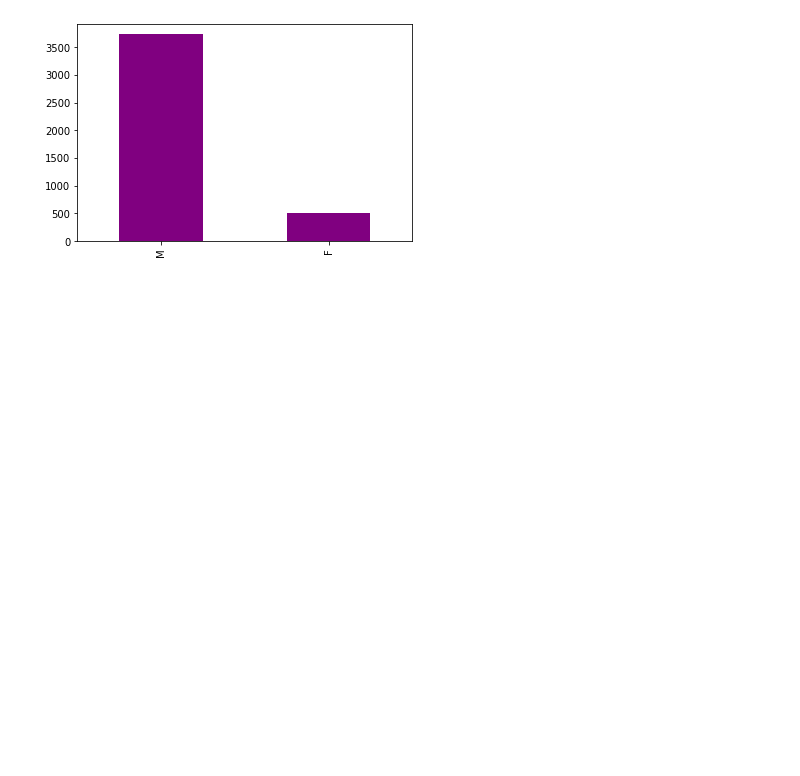
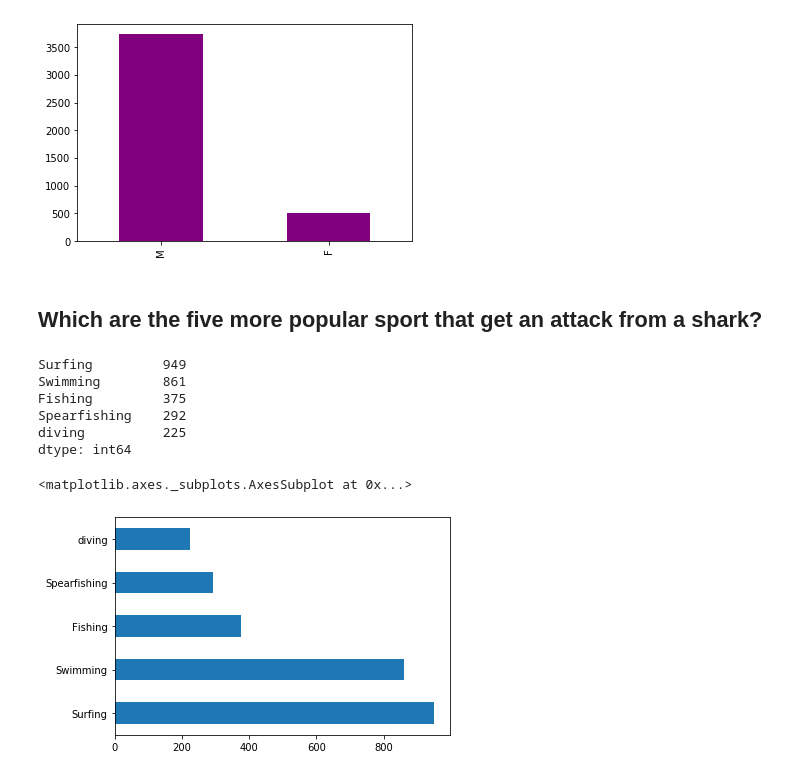
Before and after one commit to ironhack-bcn-data-june-2020/PR02-project-pandas, a Jupyter notebook: main.ipynb, the cells around one changed output. Saved outputs shown, nothing was run; the diff lists cells and outputs as text; code cells hidden in the pictures; blank space fills up the shorter version.

```diff
--- a/main.ipynb
+++ b/main.ipynb
@@ -169,3 +230,37 @@ F     511
 Name: Sex, dtype: int64
 <matplotlib.axes._subplots.AxesSubplot at 0x...>
 [figure]
+# %%
+Freq_act= sharks['Activity']
+p=[]
+for i in Freq_act:
+    i=i.replace(","," ").replace(";"," ")
+    i=i.replace(","," ").replace(";"," ")
+    i=i.replace("  ", " ").replace("  "," ")
+    p.extend(i.split())
+p=pd.Series(p)
+# %%
+blacklist=["by","to","and","shark","no","from","of","the","on","fin","likely","caused","fin","calf","minor"
+           ,"puncture","above","if","or","when","off","his","denfese","not","erroneously","lower","severe","feeding","against",
+           "10-inch","a","board","lacerated","lacerations","in","laceration","2","3","severed","bit","hooked","was","he","with","severely","but","at",
+           "punctures","back","provoked","incident","kayak","it","have","injured","injuries","recovered","surigcally",
+           "survived","sharks","involvement","buttock","after","upper","small","multiple","below","later",
+           "disappeared","cuts","abrasions","for","water","34'","field","Men","field","Mormackite","Carrie","POD)",
+           "belived","woman","Trochus","details","steamships","(9)","4'","Technical","Fell","into","&","Free","/",
+           "fish","capsized","Body","net","sea","Playing","near","trochus","fell","m","out"]
+for i in blacklist:
+    p.drop(p[p.values == i].index,inplace=True)
+# %% [markdown]
+## Which are the five more popular sport that get an attack from a shark?
+# %%
+print(p.value_counts().head(5))
+p.value_counts().head(5).plot(kind="barh")
+# %% [output]
+Surfing         949
+Swimming        861
+Fishing         375
+Spearfishing    292
+diving          225
+dtype: int64
+<matplotlib.axes._subplots.AxesSubplot at 0x...>
+[figure, added]
```
Also changed, not shown: parts of 9 cells of this notebook.
